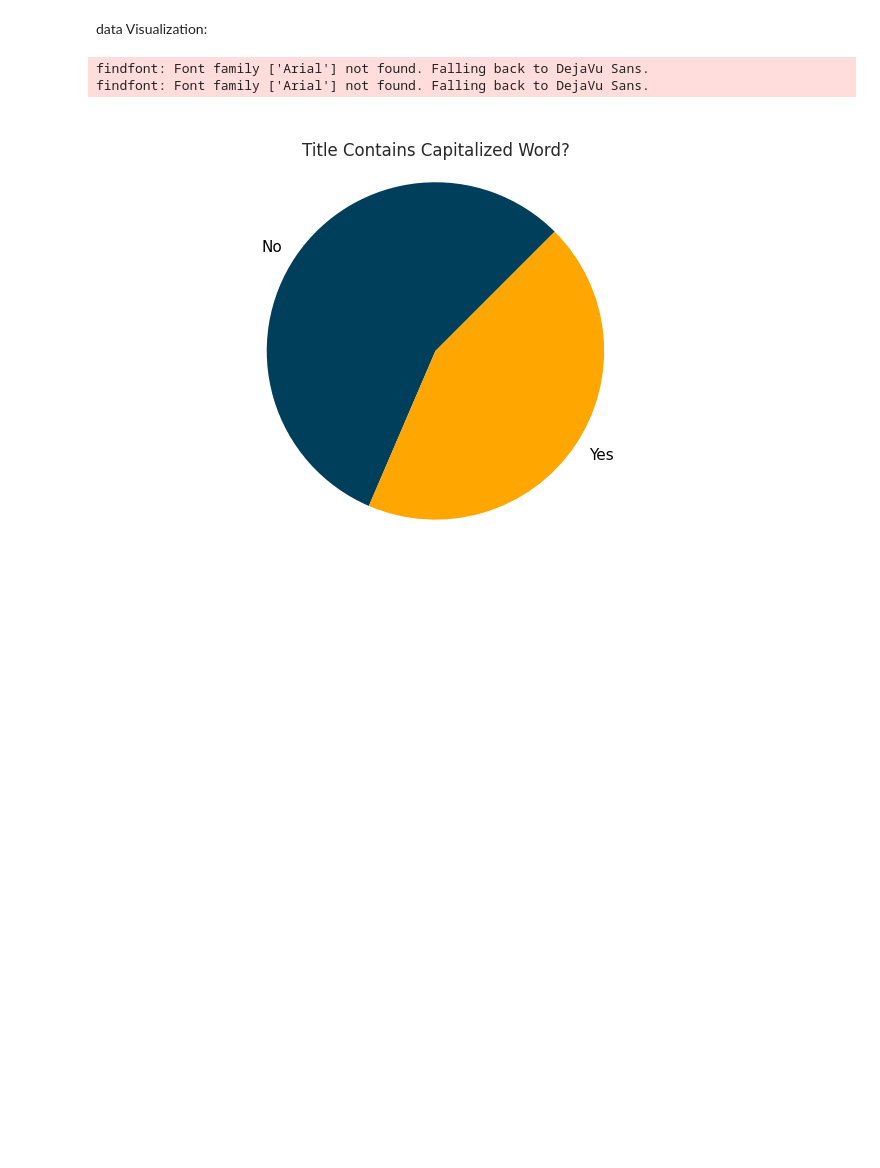
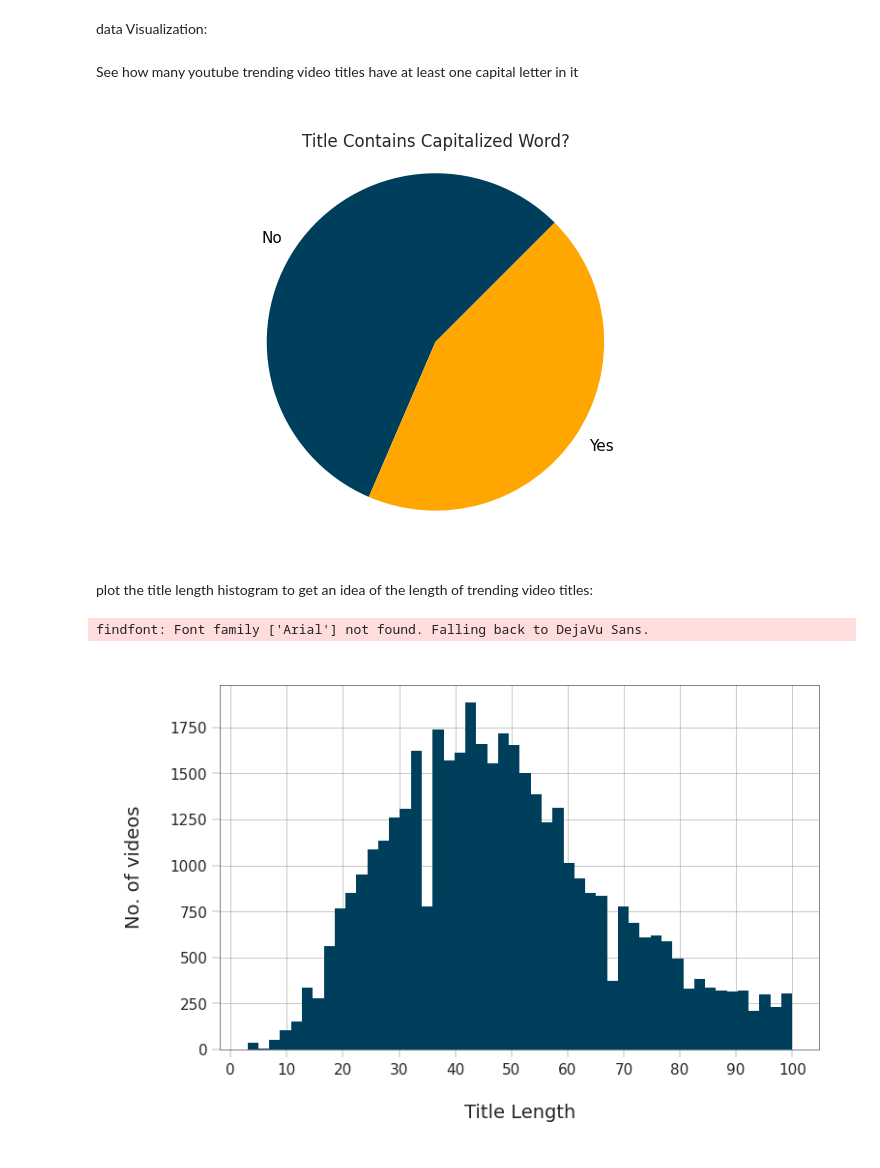
Before and after one commit to pradnyasangoram/Data-Analysis-of-YouTube-Videos, a Jupyter notebook: YouTubeTrendingVideos.ipynb, the cells around one changed output. Cells and saved outputs as stored; diff of their text form; code cells hidden in the pictures; blank space fills up the shorter version.

```diff
--- a/YouTubeTrendingVideos.ipynb
+++ b/YouTubeTrendingVideos.ipynb
@@ -30,6 +30,4 @@ plt.rc('text', color='#282828')
 plt.rc('savefig', pad_inches=0.3, dpi=300)
 # %%
 # To upload the data file into the colab add datafile into colab files on sidebar
+df = pd.read_csv("/content/drive/MyDrive/YouTubeData/USvideos.csv")
-# %%
-#import pandas as pd
-df = pd.read_csv("USvideos.csv")
@@ -77,6 +76,8 @@ data Visualization:
 #import matplotlib.pyplot as mpl
 #from matplotlib import pyplot as plt
 #import seaborn as sns (This lib is used for data visualizatin)
+# %% [markdown]
+See how many youtube trending video titles have at least one capital letter in it
 # %%
 def contains_capitalized_word(s):
     for w in s.split():
@@ -94,6 +95,16 @@ _ = ax.pie([value_counts[False], value_counts[True]], labels=['No', 'Yes'],
 _ = ax.axis('equal')
 _ = ax.set_title('Title Contains Capitalized Word?')
 # %% [output]
-findfont: Font family ['Arial'] not found. Falling back to DejaVu Sans.
-findfont: Font family ['Arial'] not found. Falling back to DejaVu Sans.
 [figure]
+# %% [markdown]
+plot the title length histogram to get an idea of the length of trending video titles:
+# %%
+df["title_length"] = df["title"].apply(lambda x: len(x))
+
+fig, ax = plt.subplots()
+_ = sns.distplot(df["title_length"], kde=False, rug=False,
+                 color=PLOT_COLORS[4], hist_kws={'alpha': 1}, ax=ax)
+_ = ax.set(xlabel="Title Length", ylabel="No. of videos", xticks=range(0, 110, 10))
+# %% [output]
+findfont: Font family ['Arial'] not found. Falling back to DejaVu Sans.
+[figure, added]
```
Also changed, not shown: parts of 7 cells of this notebook.
